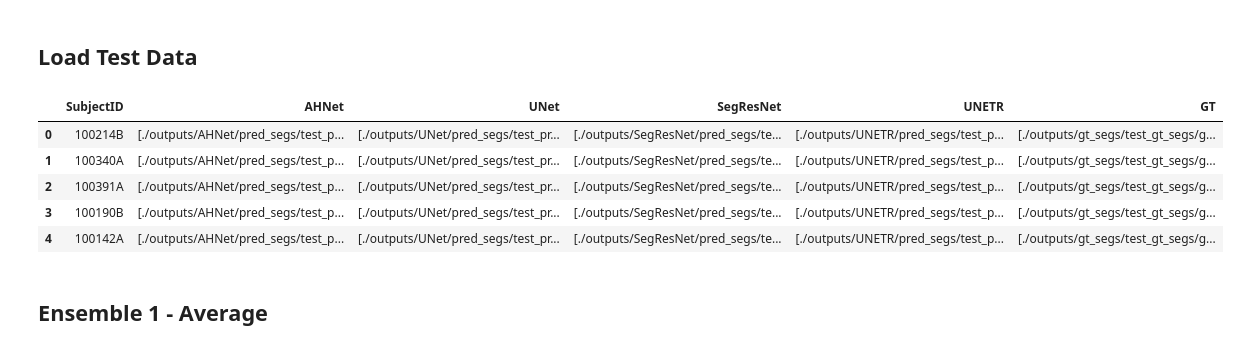
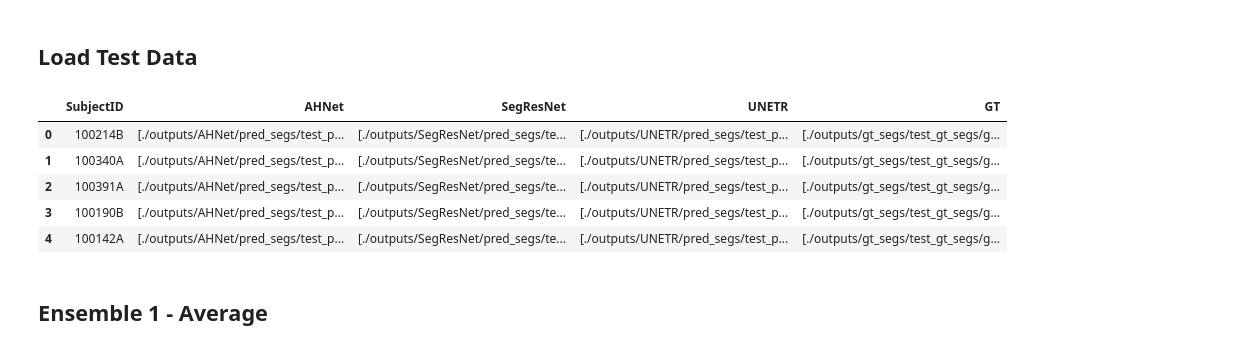
Before and after one commit to NachoGV/Semantic-Segmentation-of-Brain-Metastases-in-MRI-Scans, a Jupyter notebook: ensemble_no_unet.ipynb, the cells around one changed output. Saved outputs shown, nothing was run; the diff lists cells and outputs as text; code cells hidden in the pictures.

```diff
--- a/ensemble_no_unet.ipynb
+++ b/ensemble_no_unet.ipynb
@@ -161,39 +30,36 @@ def ensemble_inference(dataframe, ensemble_function, threshold = 0.5, include_la
 # %%
 subject_ids = pd.read_csv('./data/TEST.csv')['SubjectID'].values
 
 ah_segs, unet_segs, segresnet_segs, untr_segs, gt_segs = [], [], [], [], []
 for sid in subject_ids:
     ah_channels, unet_channels, segresnet_channels, untr_channels, gt_channels = [], [], [], [], []
     for channel in ['TC', 'WT', 'ET']:
         ah_channels.append(f'./outputs/AHNet/pred_segs/test_pred_segs/pred_{sid}_{channel}.npz')
-        unet_channels.append(f'./outputs/UNet/pred_segs/test_pred_segs/pred_{sid}_{channel}.npz')
         segresnet_channels.append(f'./outputs/SegResNet/pred_segs/test_pred_segs/pred_{sid}_{channel}.npz')
         untr_channels.append(f'./outputs/UNETR/pred_segs/test_pred_segs/pred_{sid}_{channel}.npz')
         gt_channels.append(f'./outputs/gt_segs/test_gt_segs/gt_{sid}_{channel}.npz')
 
     ah_segs.append(ah_channels)
-    unet_segs.append(unet_channels)
     segresnet_segs.append(segresnet_channels)
     untr_segs.append(untr_channels)
     gt_segs.append(gt_channels)
 
 # Dataframe
 test_df = pd.DataFrame()
 test_df['SubjectID'] = subject_ids
 test_df['AHNet'] = ah_segs
-test_df['UNet'] = unet_segs
 test_df['SegResNet'] = segresnet_segs
 test_df['UNETR'] = untr_segs
 test_df['GT'] = gt_segs
 
 test_df.head()
 # %% [output]
-|  | SubjectID | AHNet | UNet | SegResNet | UNETR | GT |
-| 0 | 100214B | [./outputs/AHNet/pred_segs/test_p... | [./outputs/UNet/pred_segs/test_pr... | [./outputs/SegResNet/pred_segs/te... | [./outputs/UNETR/pred_segs/test_p... | [./outputs/gt_segs/test_gt_segs/g... |
-| 1 | 100340A | [./outputs/AHNet/pred_segs/test_p... | [./outputs/UNet/pred_segs/test_pr... | [./outputs/SegResNet/pred_segs/te... | [./outputs/UNETR/pred_segs/test_p... | [./outputs/gt_segs/test_gt_segs/g... |
-| 2 | 100391A | [./outputs/AHNet/pred_segs/test_p... | [./outputs/UNet/pred_segs/test_pr... | [./outputs/SegResNet/pred_segs/te... | [./outputs/UNETR/pred_segs/test_p... | [./outputs/gt_segs/test_gt_segs/g... |
-| 3 | 100190B | [./outputs/AHNet/pred_segs/test_p... | [./outputs/UNet/pred_segs/test_pr... | [./outputs/SegResNet/pred_segs/te... | [./outputs/UNETR/pred_segs/test_p... | [./outputs/gt_segs/test_gt_segs/g... |
-| 4 | 100142A | [./outputs/AHNet/pred_segs/test_p... | [./outputs/UNet/pred_segs/test_pr... | [./outputs/SegResNet/pred_segs/te... | [./outputs/UNETR/pred_segs/test_p... | [./outputs/gt_segs/test_gt_segs/g... |
+|  | SubjectID | AHNet | SegResNet | UNETR | GT |
+| 0 | 100214B | [./outputs/AHNet/pred_segs/test_p... | [./outputs/SegResNet/pred_segs/te... | [./outputs/UNETR/pred_segs/test_p... | [./outputs/gt_segs/test_gt_segs/g... |
+| 1 | 100340A | [./outputs/AHNet/pred_segs/test_p... | [./outputs/SegResNet/pred_segs/te... | [./outputs/UNETR/pred_segs/test_p... | [./outputs/gt_segs/test_gt_segs/g... |
+| 2 | 100391A | [./outputs/AHNet/pred_segs/test_p... | [./outputs/SegResNet/pred_segs/te... | [./outputs/UNETR/pred_segs/test_p... | [./outputs/gt_segs/test_gt_segs/g... |
+| 3 | 100190B | [./outputs/AHNet/pred_segs/test_p... | [./outputs/SegResNet/pred_segs/te... | [./outputs/UNETR/pred_segs/test_p... | [./outputs/gt_segs/test_gt_segs/g... |
+| 4 | 100142A | [./outputs/AHNet/pred_segs/test_p... | [./outputs/SegResNet/pred_segs/te... | [./outputs/UNETR/pred_segs/test_p... | [./outputs/gt_segs/test_gt_segs/g... |
 # %% [markdown]
 ## Ensemble 1 - Average
 # %%
```
Also changed, not shown: parts of 12 cells of this notebook, 13 other files.
